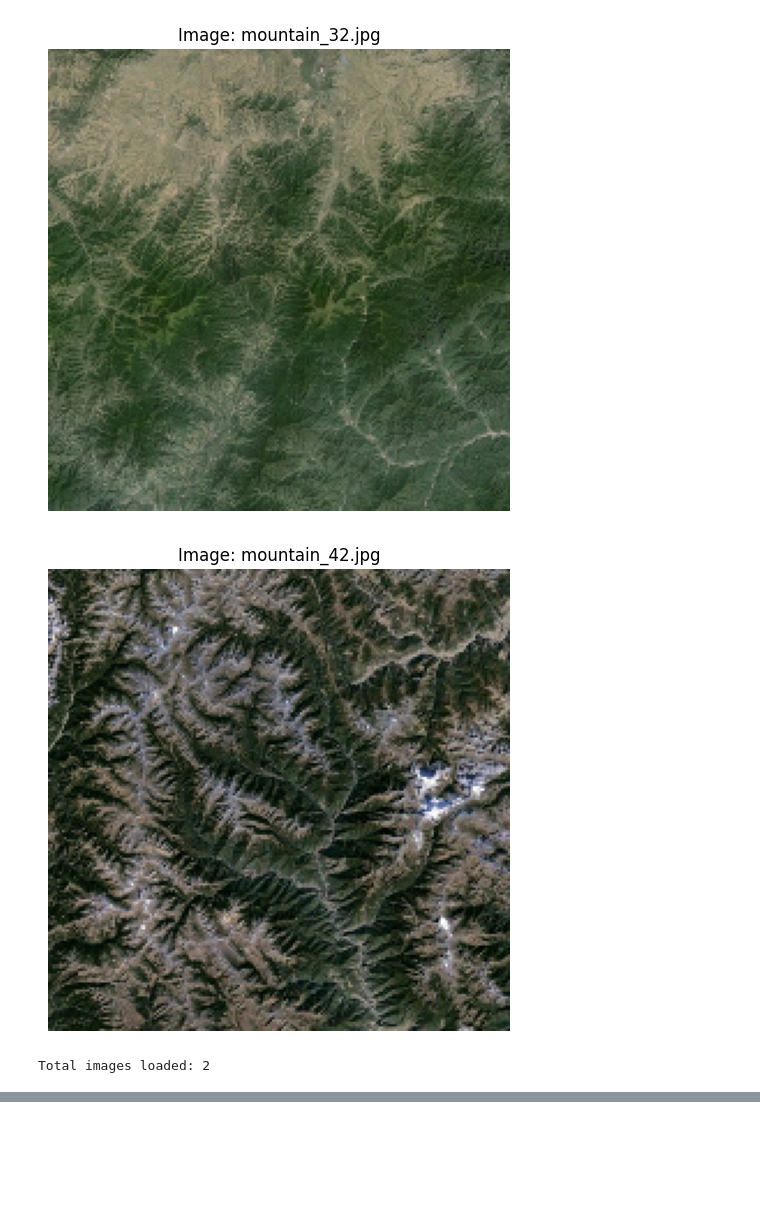
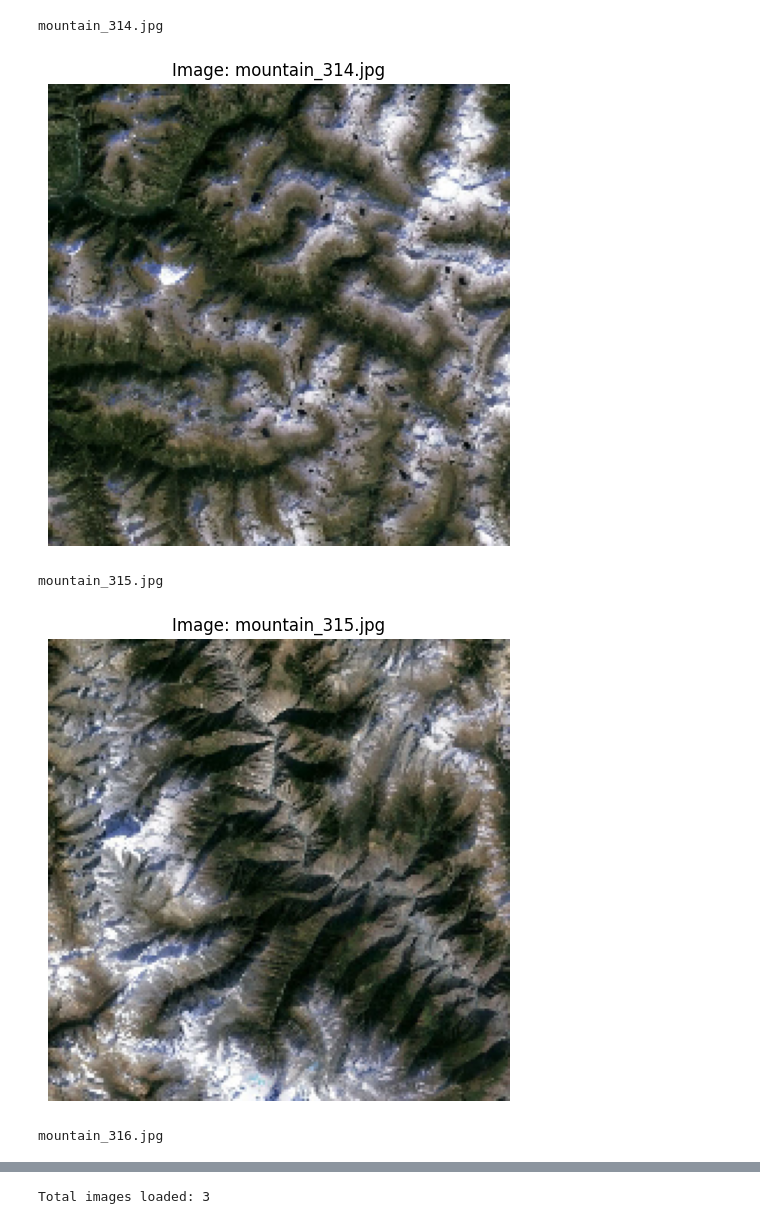
Before and after one commit to S4njuuu3291/mini-proyek-datmin, a Jupyter notebook: clustering.ipynb, the cells around one changed output, grey strips where cells are left out. Saved outputs shown, nothing was run; the diff lists cells and outputs as text; code cells hidden in the pictures; blank space fills up the shorter version.

```diff
--- a/clustering.ipynb
+++ b/clustering.ipynb
@@ -3,6 +3,10 @@ import cv2
 import numpy as np
 import matplotlib.pyplot as plt
 import os
+# %%
+PATH_TRAIN = 'data'
+PATH_TEST = 'test'
+k = 3
 # %%
 
 # Fungsi untuk membaca dan memproses satu gambar
@@ -19,7 +23,7 @@ def process_image(image_path, image_size=(75, 75)):
     return pixels
 
 # Path ke folder data
-folder_path = 'data'
+folder_path = PATH_TRAIN
 
 # List untuk menyimpan semua pixel dari semua gambar
 all_pixels = []
@@ -138,43 +143,53 @@ import numpy as np
 import matplotlib.pyplot as plt
 
 # Folder yang berisi gambar
-folder_path = 'test'  # Ganti dengan path folder Anda
+folder_path = PATH_TEST  # Ganti dengan path folder Anda
 
 # List untuk menyimpan semua pixels dan gambar
 all_images = []
 all_pixels = []
+
 # Tampilkan gambar asli
 def show_image(image, title):
     plt.figure(figsize=(8, 6))
     plt.imshow(image)
     plt.title(title)
     plt.axis('off')
     plt.show()
+
 # Menelusuri semua file dalam folder
 for filename in os.listdir(folder_path):
     if filename.endswith(('.jpg', '.jpeg', '.png')):  # Menghitung hanya file gambar
         # Membaca gambar
+        print(filename)
         image = cv2.imread(os.path.join(folder_path, filename))
 
-        # Resize gambar ke 100x100
+        # Cek apakah gambar berhasil dibaca
+        if image is None:
+            print(f"Gagal membaca gambar: {filename}")
+            continue
+
+        # Resize gambar ke 200x200
         image = cv2.resize(image, (200, 200))
 
         # Convert BGR ke RGB
         image = cv2.cvtColor(image, cv2.COLOR_BGR2RGB)
 
         # Ubah gambar menjadi array pixel 2D
         pixels = image.reshape(-1, 3)  # Bentuknya jadi (n_samples, 3)
 
         # Menambahkan pixels dan gambar ke list
         all_images.append(image)
         all_pixels.append(pixels)
 
         # Tampilkan gambar
         show_image(image, f'Image: {filename}')
 
 # Tampilkan jumlah gambar yang dimuat
 print(f"Total images loaded: {len(all_images)}")
 # %% [output]
+mountain_314.jpg
-[figure, old version]
+[figure, new version]
+mountain_315.jpg
-[figure, old version]
+[figure, new version]
-Total images loaded: 2
+mountain_316.jpg
@@ -181,3 +197,4 @@ Total images loaded: 2
+Total images loaded: 3
 # %%
 import numpy as np
 
```
Also changed, not shown: parts of 5 cells of this notebook, 36 other files.
